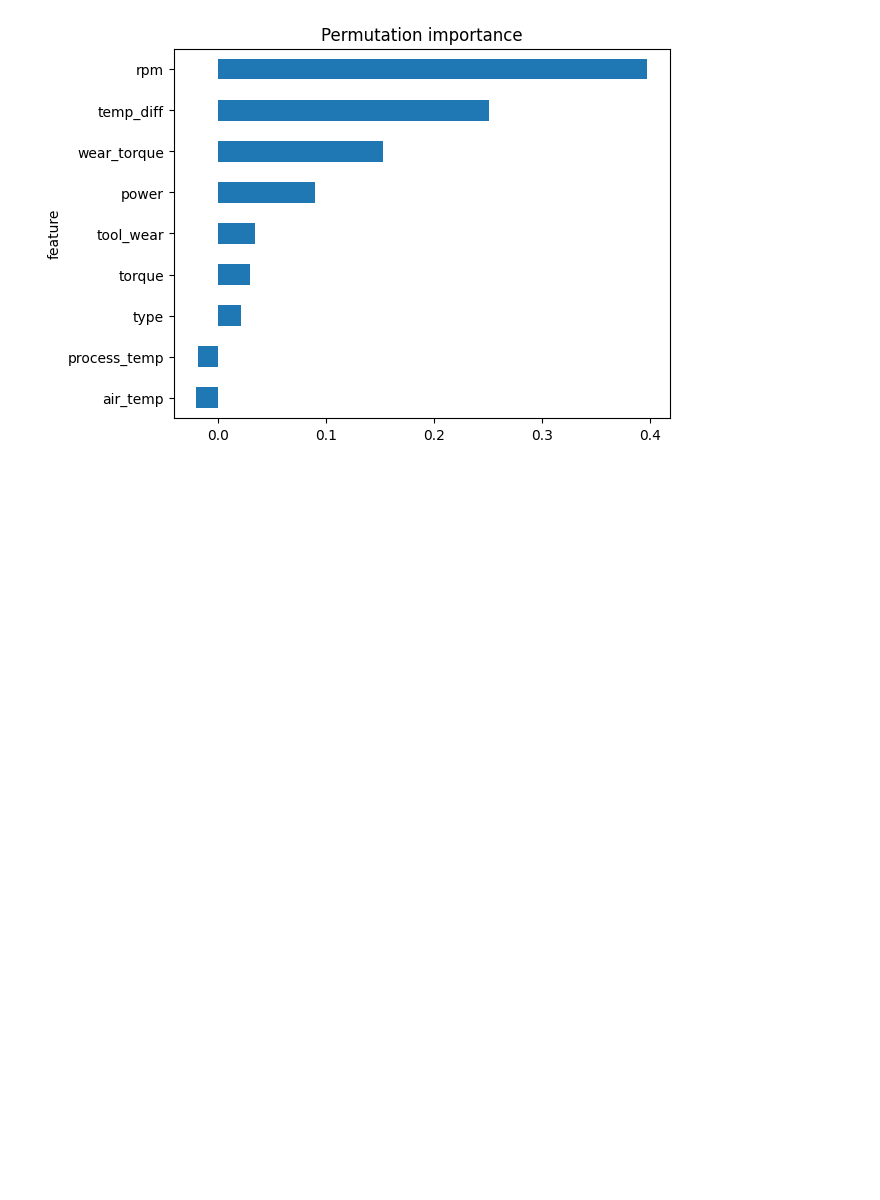
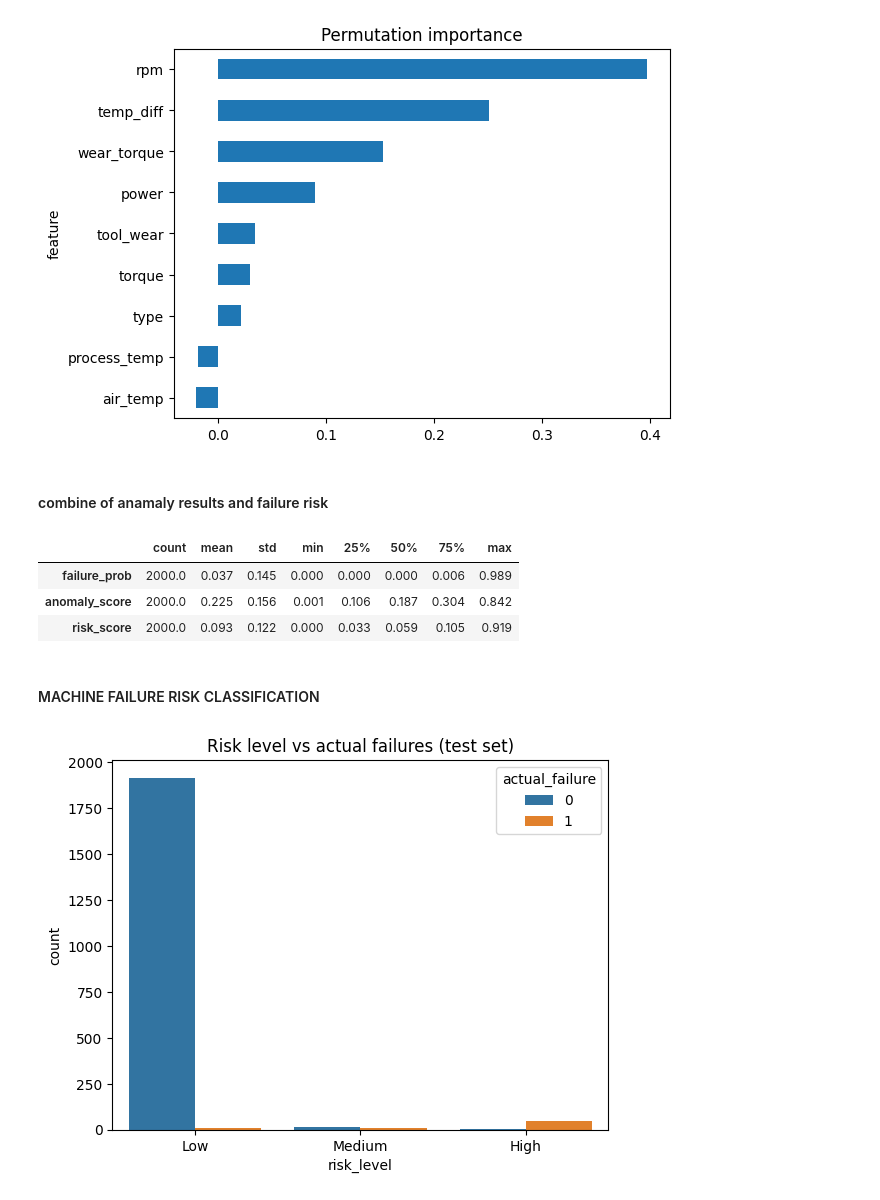
Before and after one commit to Ashwinvinod7/Statiscal_Anamoly_Detection_and_machine-_failure_prediction, a Jupyter notebook: ML_PROJECT_MFP/statiscal_anamoly_detection_and_machine_failure_prediction.ipynb, the cells around one changed output. Drawn from its saved outputs; the diff is of its cells as text; code cells hidden in the pictures; blank space fills up the shorter version.

```diff
--- a/ML_PROJECT_MFP/statiscal_anamoly_detection_and_machine_failure_prediction.ipynb
+++ b/ML_PROJECT_MFP/statiscal_anamoly_detection_and_machine_failure_prediction.ipynb
@@ -753,3 +753,31 @@ importance.plot(x="feature", y="importance", kind="barh", legend=False, title="P
 plt.show()
 # %% [output]
 [figure]
+# %% [markdown]
+#### combine of anamaly results and failure risk
+# %%
+W_FAIL, W_ANOM = 0.70, 0.30
+LOW_T, HIGH_T = 0.30, 0.60
+
+risk = W_FAIL * test_prob + W_ANOM * anom_test
+
+out = X_test.copy()
+out["actual_failure"] = y_test
+out["failure_prob"] = test_prob.round(4)
+out["anomaly_score"] = anom_test.round(4)
+out["risk_score"] = risk.round(4)
+out[["failure_prob", "anomaly_score", "risk_score"]].describe().T.round(3)
+# %% [output]
+|  | count | mean | std | min | 25% | 50% | 75% | max |
+| failure_prob | 2000.0 | 0.037 | 0.145 | 0.000 | 0.000 | 0.000 | 0.006 | 0.989 |
+| anomaly_score | 2000.0 | 0.225 | 0.156 | 0.001 | 0.106 | 0.187 | 0.304 | 0.842 |
+| risk_score | 2000.0 | 0.093 | 0.122 | 0.000 | 0.033 | 0.059 | 0.105 | 0.919 |
+# %% [markdown]
+#### MACHINE FAILURE RISK CLASSIFICATION
+# %%
+out["risk_level"] = np.where(risk >= HIGH_T, "High", np.where(risk >= LOW_T, "Medium", "Low"))
+
+sns.countplot(x="risk_level", hue="actual_failure", data=out, order=["Low", "Medium", "High"])
+plt.title("Risk level vs actual failures (test set)"); plt.show()
+# %% [output]
+[figure, added]
```
Also changed, not shown: parts of 14 cells of this notebook, 12 other files.
